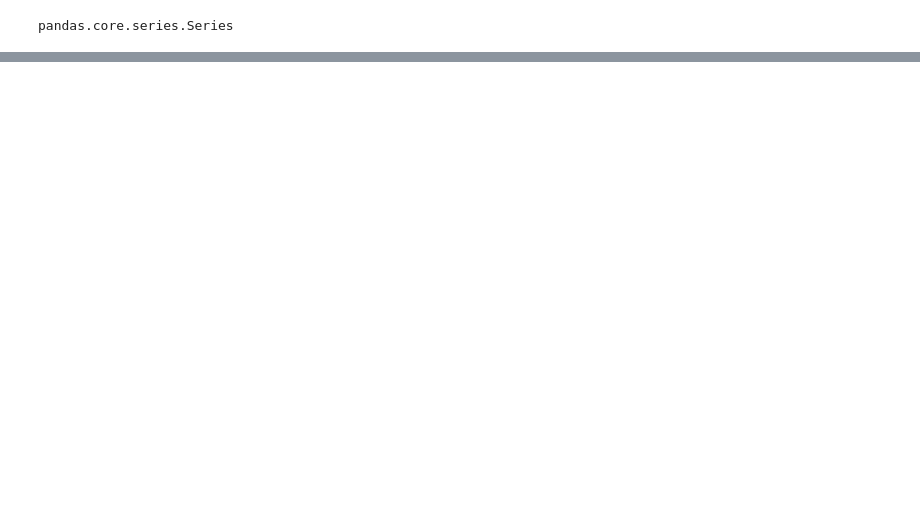
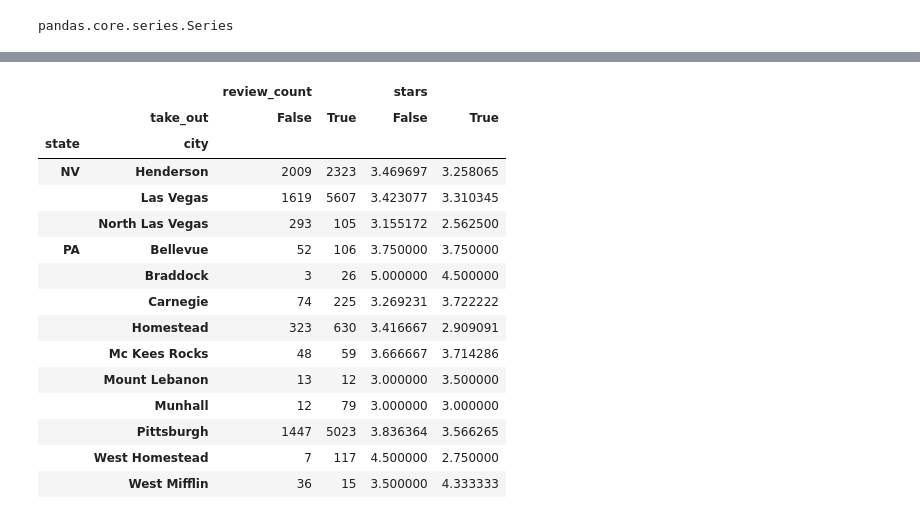
Before and after one commit to alexbui96/python, a Jupyter notebook: coursera/UPenn_yelp.ipynb, the cells around one changed output, grey strips where cells are left out. Cells and saved outputs as stored; diff of their text form; code cells hidden in the pictures; blank space fills up the shorter version.

```diff
--- a/coursera/UPenn_yelp.ipynb
+++ b/coursera/UPenn_yelp.ipynb
@@ -284,0 +328,26 @@ pandas.core.series.Series
+# %%
+pivot_a2 = pd.pivot_table(
+    df, index= ['state', 'city'],
+    columns= ['take_out'],
+    aggfunc= {'review_count': np.sum, 'stars': np.average}
+
+)
+
+pivot_a2
+# %% [output]
+|  |  | review_count |  | stars |  |
+|  | take_out | False | True | False | True |
+| state | city |  |  |  |  |
+| NV | Henderson | 2009 | 2323 | 3.469697 | 3.258065 |
+|  | Las Vegas | 1619 | 5607 | 3.423077 | 3.310345 |
+|  | North Las Vegas | 293 | 105 | 3.155172 | 2.562500 |
+| PA | Bellevue | 52 | 106 | 3.750000 | 3.750000 |
+|  | Braddock | 3 | 26 | 5.000000 | 4.500000 |
+|  | Carnegie | 74 | 225 | 3.269231 | 3.722222 |
+|  | Homestead | 323 | 630 | 3.416667 | 2.909091 |
+|  | Mc Kees Rocks | 48 | 59 | 3.666667 | 3.714286 |
+|  | Mount Lebanon | 13 | 12 | 3.000000 | 3.500000 |
+|  | Munhall | 12 | 79 | 3.000000 | 3.000000 |
+|  | Pittsburgh | 1447 | 5023 | 3.836364 | 3.566265 |
+|  | West Homestead | 7 | 117 | 4.500000 | 2.750000 |
+|  | West Mifflin | 36 | 15 | 3.500000 | 4.333333 |
```
Also changed, not shown: parts of 4 cells of this notebook.
